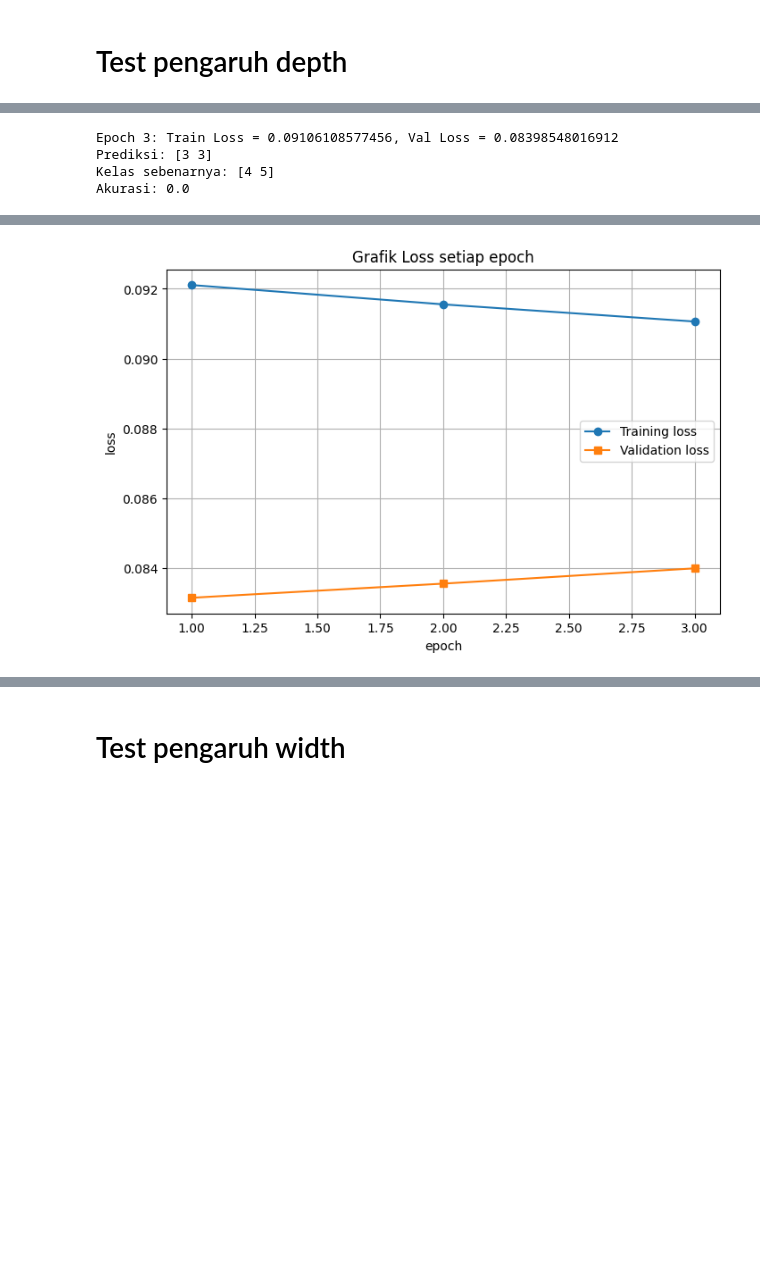
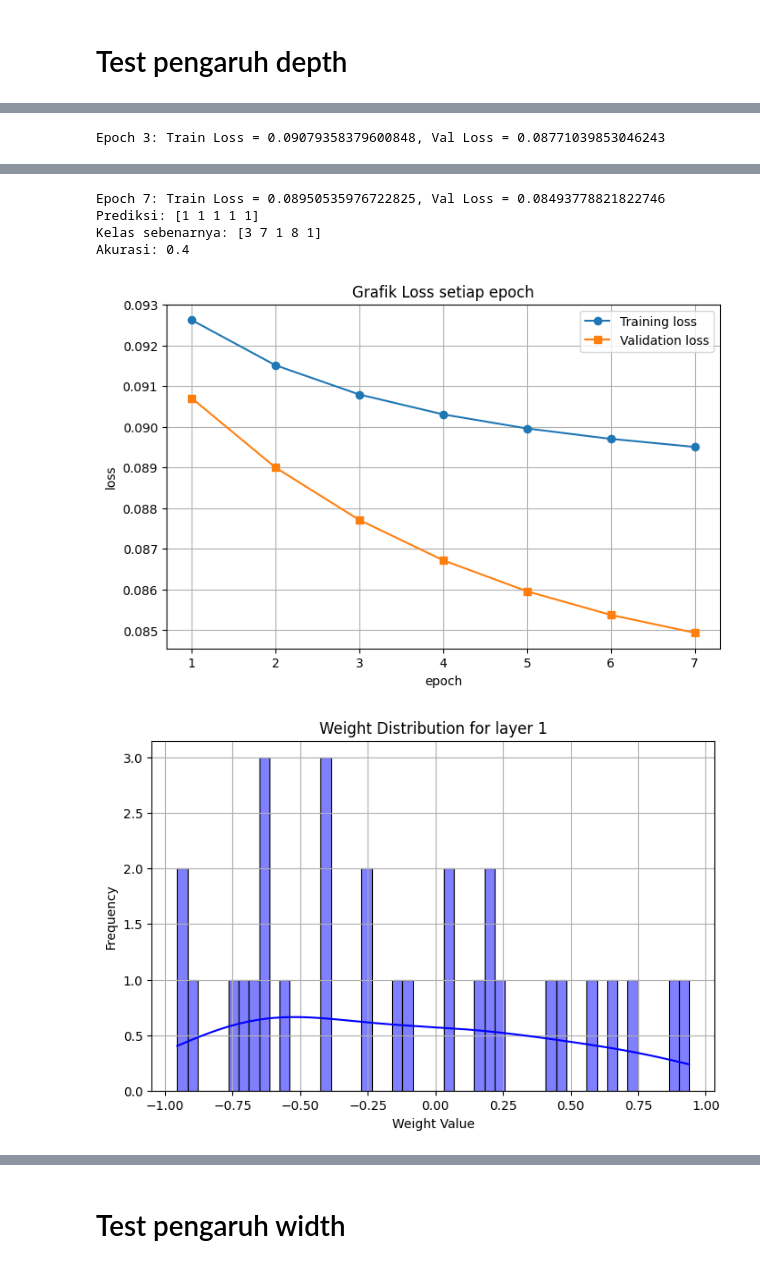
Before and after one commit to Devinzenzhang/Tubes_ML_1, a Jupyter notebook: src/test.ipynb, the cells around one changed output, grey strips where cells are left out. Cells and saved outputs as stored; diff of their text form; code cells hidden in the pictures; blank space fills up the shorter version.

```diff
--- a/src/test.ipynb
+++ b/src/test.ipynb
@@ -23,7 +973,7 @@ Y = np.eye(10)[y.astype(int)] # one hot encoding untuk output
 X_normalized = X / 255
 # %%
 # ambil sebagian data set karena terlalu lama
-n = 14
+n = 28
 
 X_sliced = X_normalized[:n]
 Y_sliced = Y[:n]
@@ -82,11 +1032,13 @@ ValueTensor(
 # Test pengaruh depth
 # %%
 # 3 hidden layer
-Depth1 = FFNN(784, [3, 3, 3], 10, ["sigmoid", "sigmoid", "sigmoid", "softmax"], "mse", [("uniform", -1, 1, 42, "random") for _ in range (4)])
-train_loss, val_loss = Depth1.train_model(2, 0.1, 3, X_train, Y_train, X_val, Y_val, 1)
+Depth1 = FFNN(784, [5, 5, 5], 10, ["sigmoid", "sigmoid", "sigmoid", "softmax"], "mse", [("uniform", -1, 1, 42, "random") for _ in range (4)])
+train_loss, val_loss = Depth1.train_model(2, 0.1, 7, X_train, Y_train, X_val, Y_val, 1)
 y_pred = Depth1.predict(X_val)
 print("Prediksi:", y_pred)
 print("Kelas sebenarnya:", Y_true_value)
 print("Akurasi:", accuracy_score(Y_true_value, y_pred))
 plot_loss(train_loss, val_loss)
+Depth1.weight_distribution([1, 2])
+Depth1.gradient_distribution([1, 2])
 # %% [output]
@@ -95,4 +1047 @@ Epoch 2: Train Loss = 0.09155377353328704, Val Loss = 0.08354681328489083
-Epoch 3: Train Loss = 0.09106108577456, Val Loss = 0.08398548016912
-Prediksi: [3 3]
-Kelas sebenarnya: [4 5]
-Akurasi: 0.0
+Epoch 3: Train Loss = 0.09079358379600848, Val Loss = 0.08771039853046243
@@ -99 +1051,6 @@ Akurasi: 0.0
+Epoch 7: Train Loss = 0.08950535976722825, Val Loss = 0.08493778821822746
+Prediksi: [1 1 1 1 1]
+Kelas sebenarnya: [3 7 1 8 1]
+Akurasi: 0.4
-[figure, old version]
+[figure, new version]
+[figure, added]
```
Also changed, not shown: parts of 30 cells of this notebook.
